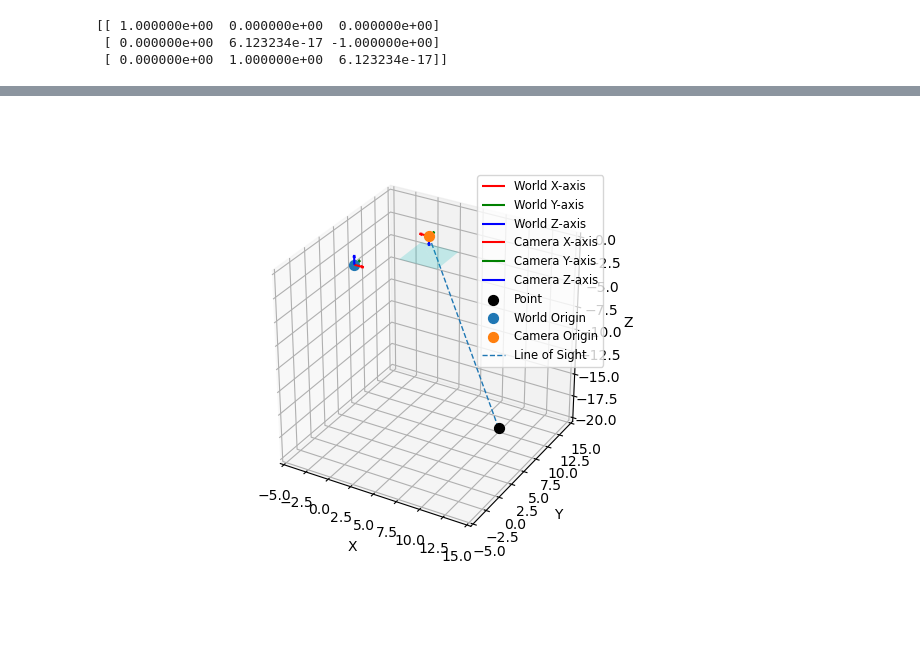
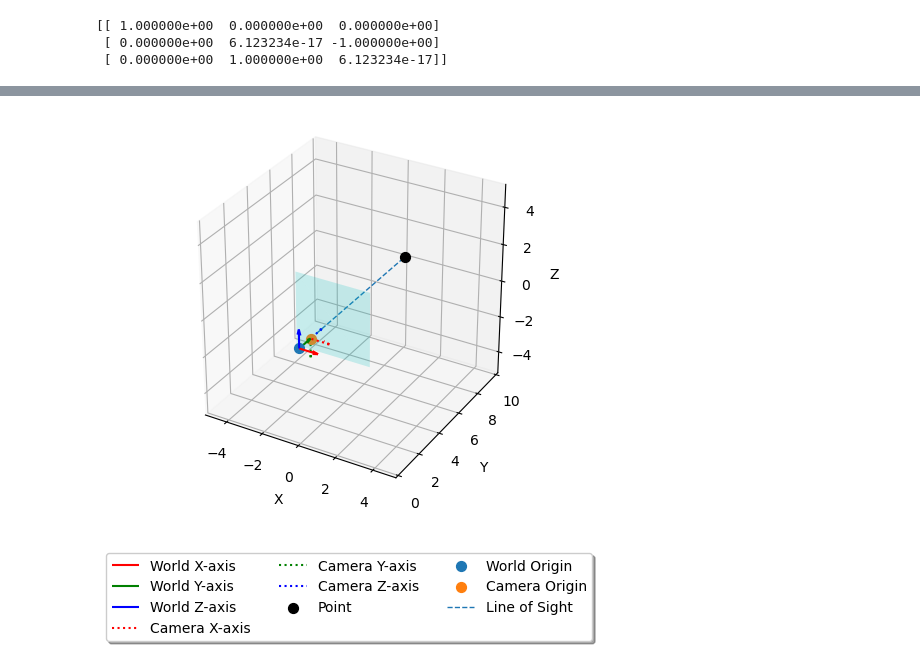
Before and after one commit to FPWRasmussen/DTU-Special-Course, a Jupyter notebook: src/visual/camera_calibration.ipynb, the cells around one changed output, grey strips where cells are left out. Cells and saved outputs as stored; diff of their text form; code cells hidden in the pictures; blank space fills up the shorter version.

```diff
--- a/src/visual/camera_calibration.ipynb
+++ b/src/visual/camera_calibration.ipynb
@@ -88,12 +116,12 @@ f = 0.1 # focal length
 shape = [250, 250] # shape of image in pixels
 fov = [90, 90]
 K = intrinsic_parameters(f, shape, fov)
-theta = -np.array([np.deg2rad(0), np.deg2rad(180), np.deg2rad(0)])
-R = rotation_matrix(theta, order = "ZYX")
-camera_origin = np.array([5, 5, 2]) # 3D translation of camera origin and world origin
+theta = np.array([np.deg2rad(90), np.deg2rad(0), np.deg2rad(0)]) # roll, pitch, yaw
+R = rotation_matrix(theta, order = "XYZ")
+camera_origin = np.array([0, 1, 0]) # 3D translation of camera origin and world origin
 C_N = extrinsic_parameters(R, camera_origin)
 P = camera_matrix(K, C_N)
-turbine_origin = np.array([10, 10, -20])
+turbine_origin = np.array([0, 10, 0])
 u, v = image_plane(P, turbine_origin)
 print(f"U: {u:.1f} px\nV: {v:.1f} px")
 # %% [output]
@@ -119,7 +150,7 @@ plt.show()
 # %%
 # Create a 3D plot
 theta *= -1
-R = rotation_matrix(theta, order = "XYZ")
+R = R.T
 
 fig = plt.figure()
 ax = fig.add_subplot(111, projection='3d')
@@ -141,9 +172,9 @@ ax.quiver(*world_origin, *world_y_vector, color='g', label='World Y-axis')
 ax.quiver(*world_origin, *world_z_vector, color='b', label='World Z-axis')
 
 # Plot the camera coordinate system with labels
-ax.quiver(*camera_origin, *camera_x_vector, color='r', label='Camera X-axis')
-ax.quiver(*camera_origin, *camera_y_vector, color='g', label='Camera Y-axis')
-ax.quiver(*camera_origin, *camera_z_vector, color='b', label='Camera Z-axis')
+ax.quiver(*camera_origin, *camera_x_vector, color='r', label='Camera X-axis', ls = ":")
+ax.quiver(*camera_origin, *camera_y_vector, color='g', label='Camera Y-axis', ls = ":")
+ax.quiver(*camera_origin, *camera_z_vector, color='b', label='Camera Z-axis', ls = ":")
 
 # Plot the 3D point with a label
 ax.scatter(*turbine_origin, c='k', s=50, label='Point')
@@ -157,42 +188,42 @@ hfov = np.deg2rad(90)
 
 vl = 2*np.tan(vfov/2)*f # vertical length
 hl = 2*np.tan(hfov/2)*f # horizontal length
-zz = f *np.ones([2, 2]) # offset in z
+zz = f * np.ones([2, 2]) # offset in z
 xx, yy = np.meshgrid(np.linspace(-hl/2, hl/2, 2), np.linspace(-vl/2, vl/2, 2))
-coord = np.einsum('ij,kj->ki', R, np.c_[xx.ravel(), yy.ravel(), zz.ravel()]) + camera_origin
+coord = np.einsum('ij,kj->ki', R, np.c_[xx.ravel(), yy.ravel(), zz.ravel()]) + camera_origin # 'ij,kj->ki'
 vertices = [coord[[0, 1, 3]], coord[[0, 2, 3]]]
 surface = Poly3DCollection(vertices, alpha=0.2)
 surface.set_facecolor('c')
 ax.add_collection3d(surface)
 
 ax.plot(*np.array([camera_origin, turbine_origin]).T, linestyle = "dashed", linewidth = 1, label = "Line of Sight")
 
 s = 1
 arr = np.array([world_origin, camera_origin, turbine_origin])
 min = np.min(arr)/s-1
 max = np.max(arr)*s+1
 
 ax.scatter(*-np.array([max]*3)+world_origin, alpha = 0)
 ax.scatter(*np.array([max]*3)+world_origin, alpha = 0)
 
 offset = camera_origin - turbine_origin
 l = np.sqrt(np.sum(offset**2))
 
 # Set axis labels
 ax.set_xlabel('X')
 ax.set_ylabel('Y')
 ax.set_zlabel('Z')
 
 # set range of plot
 coords = np.array([world_origin, turbine_origin])
 center = np.mean(coords, axis=0)
 max_range = np.max(np.ptp(coords, axis=0))
 ax.set_xlim(center[0] - max_range/2, center[0] + max_range/2)
 ax.set_ylim(center[1] - max_range/2, center[1] + max_range/2)
 ax.set_zlim(center[2] - max_range/2, center[2] + max_range/2)
+ax.set_aspect('equal')
 
-ax.set_aspect('equal')
-ax.legend(fontsize='small')
+ax.legend(loc='upper center', bbox_to_anchor=(0.5, -0.15), fancybox=True, shadow=True, ncol=3)
 plt.show()
 # %% [output]
-[figure, old version]
+[figure, new version]
```
Also changed, not shown: parts of 21 cells of this notebook, 6 other files.
